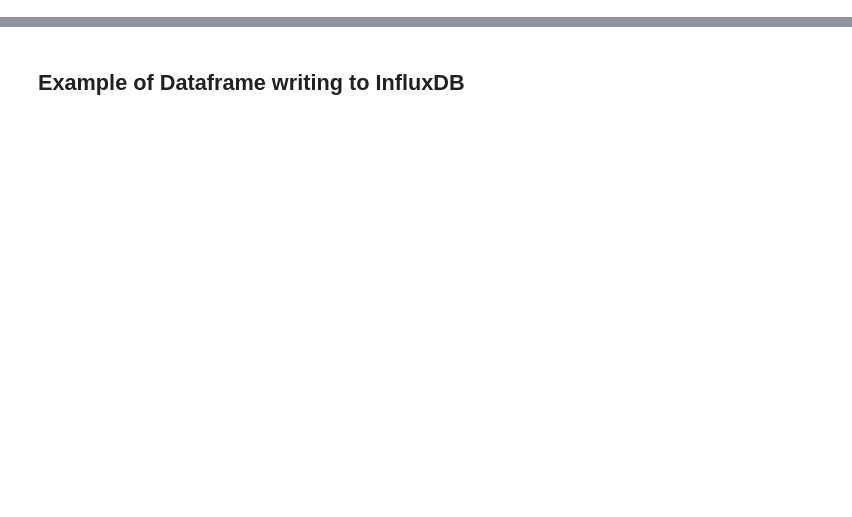
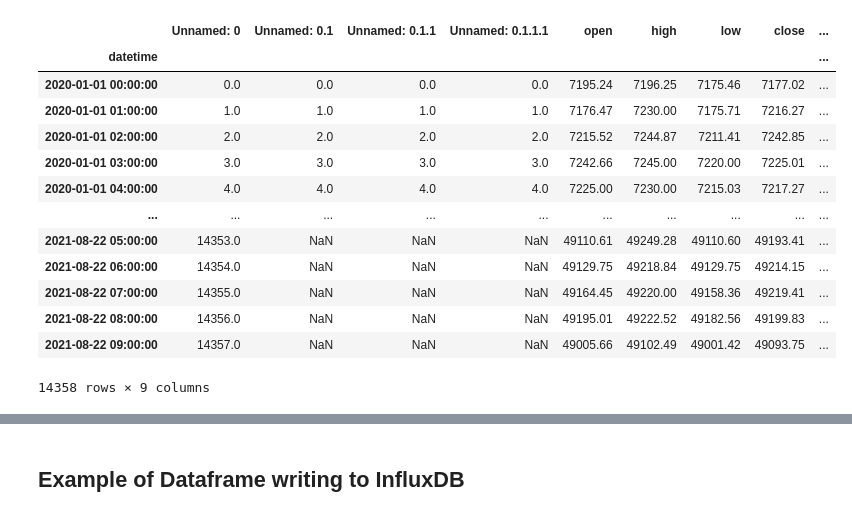
Before and after one commit to minsoo0926/trading, a Jupyter notebook: trading/example_influxdb.ipynb, the cells around one changed output, grey strips where cells are left out. Saved outputs shown, nothing was run; the diff lists cells and outputs as text; code cells hidden in the pictures; blank space fills up the shorter version.

```diff
--- a/trading/example_influxdb.ipynb
+++ b/trading/example_influxdb.ipynb
@@ -29,0 +30,27 @@ with open('data/20200101-binance_futures-1m.pkl', 'rb') as f:
+# %%
+import pandas as pd
+from mine import trend_utils
+data_1h_df=pd.read_csv('/root/trading/trading/data/temp.csv').reset_index(drop=True)
+data=pd.read_csv('/root/trading/trading/data/20200101-binance-1h.csv').reset_index(drop=True)
+total=pd.concat([data, data_1h_df[1:]], ignore_index=True)
+
+d=total[len(data)-80:len(data)].reset_index(drop=True)
+trend=trend_utils.trend(d)
+data=total
+total=total.set_index('datetime', drop=True , append=False)
+total
+# %% [output]
+|  | Unnamed: 0 | Unnamed: 0.1 | Unnamed: 0.1.1 | Unnamed: 0.1.1.1 | open | high | low | close | ... |
+| datetime |  |  |  |  |  |  |  |  | ... |
+| 2020-01-01 00:00:00 | 0.0 | 0.0 | 0.0 | 0.0 | 7195.24 | 7196.25 | 7175.46 | 7177.02 | ... |
+| 2020-01-01 01:00:00 | 1.0 | 1.0 | 1.0 | 1.0 | 7176.47 | 7230.00 | 7175.71 | 7216.27 | ... |
+| 2020-01-01 02:00:00 | 2.0 | 2.0 | 2.0 | 2.0 | 7215.52 | 7244.87 | 7211.41 | 7242.85 | ... |
+| 2020-01-01 03:00:00 | 3.0 | 3.0 | 3.0 | 3.0 | 7242.66 | 7245.00 | 7220.00 | 7225.01 | ... |
+| 2020-01-01 04:00:00 | 4.0 | 4.0 | 4.0 | 4.0 | 7225.00 | 7230.00 | 7215.03 | 7217.27 | ... |
+| ... | ... | ... | ... | ... | ... | ... | ... | ... | ... |
+| 2021-08-22 05:00:00 | 14353.0 | NaN | NaN | NaN | 49110.61 | 49249.28 | 49110.60 | 49193.41 | ... |
+| 2021-08-22 06:00:00 | 14354.0 | NaN | NaN | NaN | 49129.75 | 49218.84 | 49129.75 | 49214.15 | ... |
+| 2021-08-22 07:00:00 | 14355.0 | NaN | NaN | NaN | 49164.45 | 49220.00 | 49158.36 | 49219.41 | ... |
+| 2021-08-22 08:00:00 | 14356.0 | NaN | NaN | NaN | 49195.01 | 49222.52 | 49182.56 | 49199.83 | ... |
+| 2021-08-22 09:00:00 | 14357.0 | NaN | NaN | NaN | 49005.66 | 49102.49 | 49001.42 | 49093.75 | ... |
+14358 rows × 9 columns
```
Also changed, not shown: parts of 6 cells of this notebook, 27 other files.
